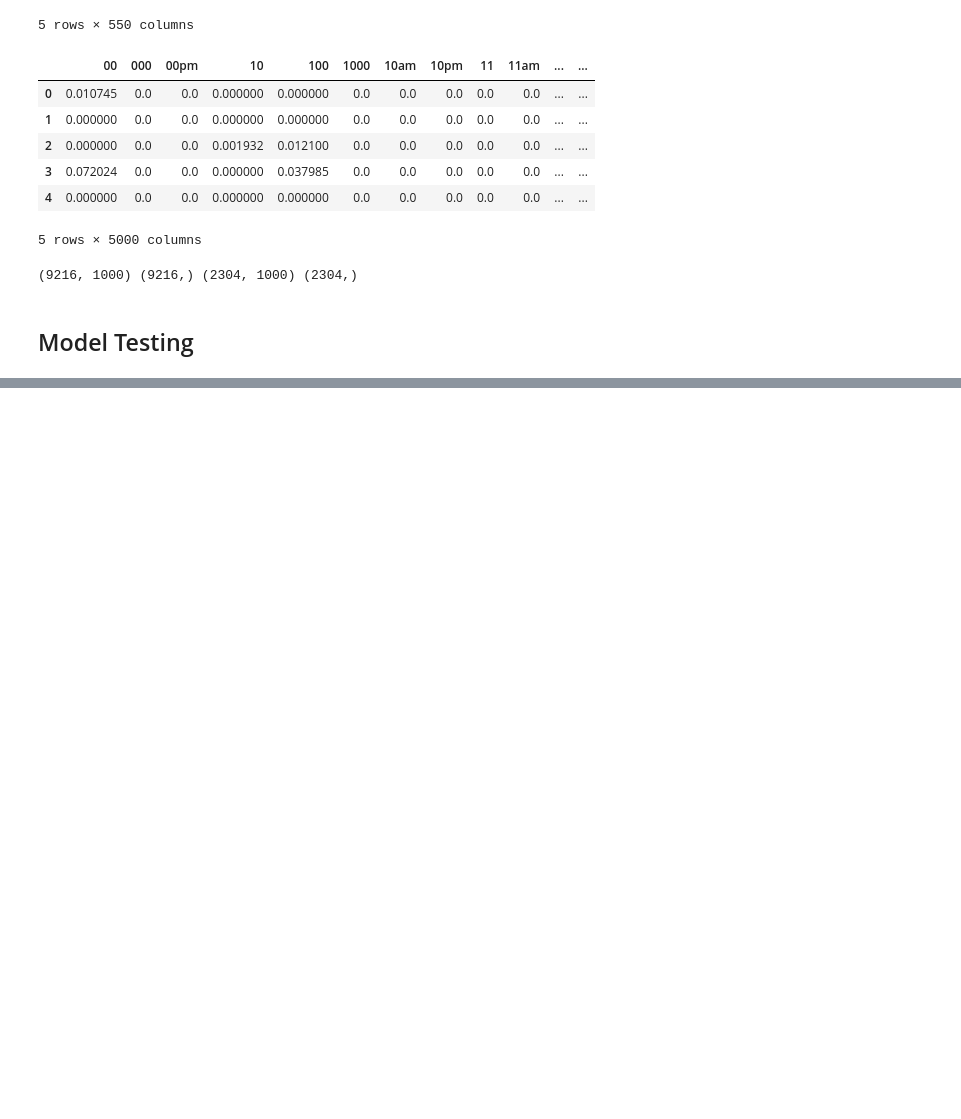
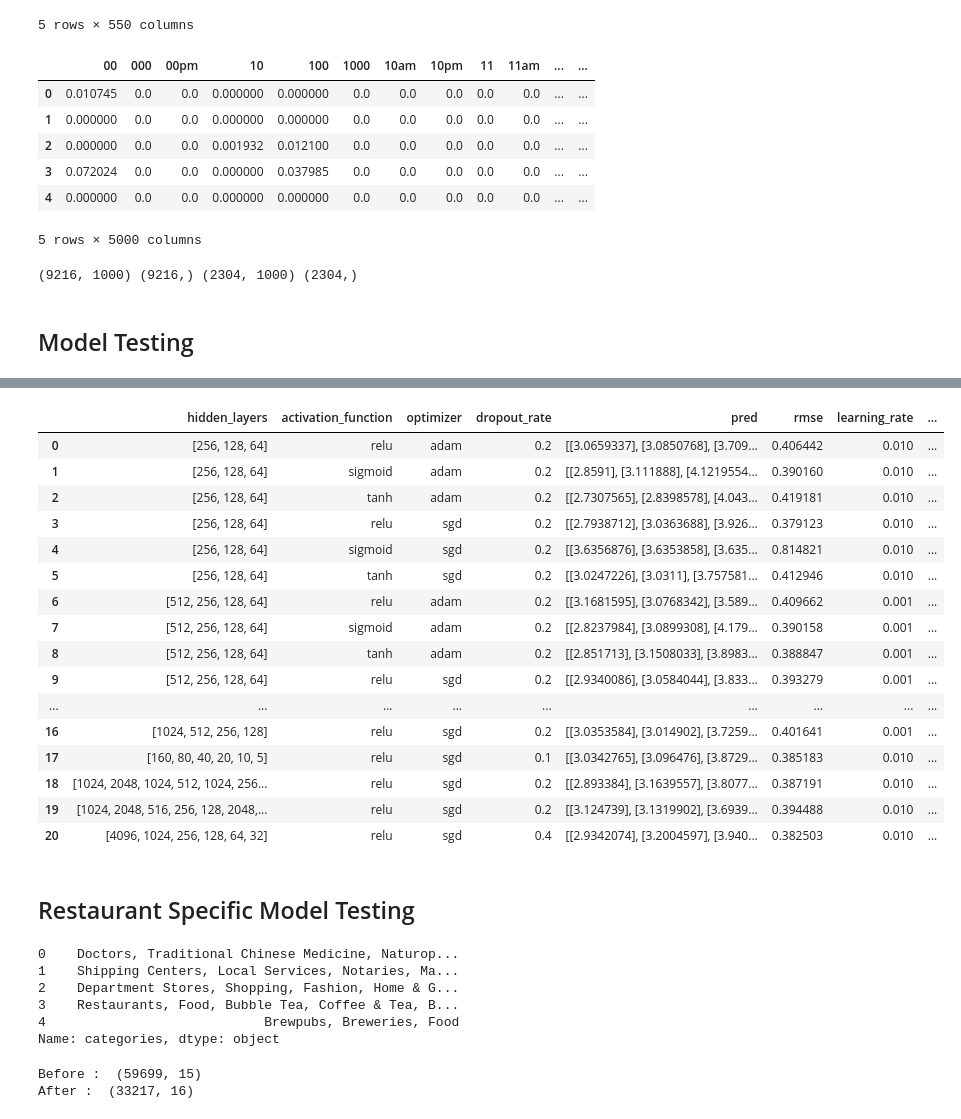
Before and after one commit to chkathi/intelligent-systems, a Jupyter notebook: P1/Regression_new.ipynb, the cells around one changed output, grey strips where cells are left out. Saved outputs shown, nothing was run; the diff lists cells and outputs as text; code cells hidden in the pictures; blank space fills up the shorter version.

```diff
--- a/P1/Regression_new.ipynb
+++ b/P1/Regression_new.ipynb
@@ -276,13 +266,3 @@ def model_tester(hidden_layers=[], activation_function='relu', optimizer='adam',
   score = np.sqrt(metrics.mean_squared_error(pred,y_test))
 
   return (score, pred)
-# %%
-results = model_tester(
-  hidden_layers=[1024, 2048, 516, 256, 128],
-  learning_rate=.001,
-  optimizer='sgd',
-  activation_function='relu'
-)
-
-score3 = results[0]
-pred3 = results[1]
@@ -370,0 +344,29 @@ Missing keys in model: {'hidden_layers': [512, 256, 128, 64], 'activation_functi
+# %%
+# Combine model types with model_results
+for i, result in enumerate(model_results):
+    model_types[i]['rmse'] = result[0]
+    model_types[i]['pred'] = result[1]
+
+
+# Create a DataFrame
+model_results = pd.DataFrame(model_types)
+
+model_results
+# %% [output]
+|  | hidden_layers | activation_function | optimizer | dropout_rate | pred | rmse | learning_rate | ... |
+| 0 | [256, 128, 64] | relu | adam | 0.2 | [[3.0659337], [3.0850768], [3.709... | 0.406442 | 0.010 | ... |
+| 1 | [256, 128, 64] | sigmoid | adam | 0.2 | [[2.8591], [3.111888], [4.1219554... | 0.390160 | 0.010 | ... |
+| 2 | [256, 128, 64] | tanh | adam | 0.2 | [[2.7307565], [2.8398578], [4.043... | 0.419181 | 0.010 | ... |
+| 3 | [256, 128, 64] | relu | sgd | 0.2 | [[2.7938712], [3.0363688], [3.926... | 0.379123 | 0.010 | ... |
+| 4 | [256, 128, 64] | sigmoid | sgd | 0.2 | [[3.6356876], [3.6353858], [3.635... | 0.814821 | 0.010 | ... |
+| 5 | [256, 128, 64] | tanh | sgd | 0.2 | [[3.0247226], [3.0311], [3.757581... | 0.412946 | 0.010 | ... |
+| 6 | [512, 256, 128, 64] | relu | adam | 0.2 | [[3.1681595], [3.0768342], [3.589... | 0.409662 | 0.001 | ... |
+| 7 | [512, 256, 128, 64] | sigmoid | adam | 0.2 | [[2.8237984], [3.0899308], [4.179... | 0.390158 | 0.001 | ... |
+| 8 | [512, 256, 128, 64] | tanh | adam | 0.2 | [[2.851713], [3.1508033], [3.8983... | 0.388847 | 0.001 | ... |
+| 9 | [512, 256, 128, 64] | relu | sgd | 0.2 | [[2.9340086], [3.0584044], [3.833... | 0.393279 | 0.001 | ... |
+| ... | ... | ... | ... | ... | ... | ... | ... | ... |
+| 16 | [1024, 512, 256, 128] | relu | sgd | 0.2 | [[3.0353584], [3.014902], [3.7259... | 0.401641 | 0.001 | ... |
+| 17 | [160, 80, 40, 20, 10, 5] | relu | sgd | 0.1 | [[3.0342765], [3.096476], [3.8729... | 0.385183 | 0.010 | ... |
+| 18 | [1024, 2048, 1024, 512, 1024, 256... | relu | sgd | 0.2 | [[2.893384], [3.1639557], [3.8077... | 0.387191 | 0.010 | ... |
+| 19 | [1024, 2048, 516, 256, 128, 2048,... | relu | sgd | 0.2 | [[3.124739], [3.1319902], [3.6939... | 0.394488 | 0.010 | ... |
+| 20 | [4096, 1024, 256, 128, 64, 32] | relu | sgd | 0.4 | [[2.9342074], [3.2004597], [3.940... | 0.382503 | 0.010 | ... |
@@ -370,0 +382,2 @@ Missing keys in model: {'hidden_layers': [512, 256, 128, 64], 'activation_functi
+# %% [markdown]
+## Restaurant Specific Model Testing
@@ -370,0 +393,24 @@ Missing keys in model: {'hidden_layers': [512, 256, 128, 64], 'activation_functi
+# %%
+business['categories'].head()
+# %% [output]
+0    Doctors, Traditional Chinese Medicine, Naturop...
+1    Shipping Centers, Local Services, Notaries, Ma...
+2    Department Stores, Shopping, Fashion, Home & G...
+3    Restaurants, Food, Bubble Tea, Coffee & Tea, B...
+4                            Brewpubs, Breweries, Food
+Name: categories, dtype: object
+# %%
+# Add Location Column
+business['location'] = business['city'] + ", " + business['state']
+
+# Filter businesses out (review_count < 20 and null business_id & review_count)
+business =  business[business.review_count > 20]
+
+print("Before : ", business.shape)
+business['is_restaurant'] = business['categories'].str.contains('Restaurants', case=False, na=False)
+business =  business[business['is_restaurant'] == True]
+
+print("After : ", business.shape)
+# %% [output]
+Before :  (59699, 15)
+After :  (33217, 16)
```
Also changed, not shown: parts of 17 cells of this notebook.
